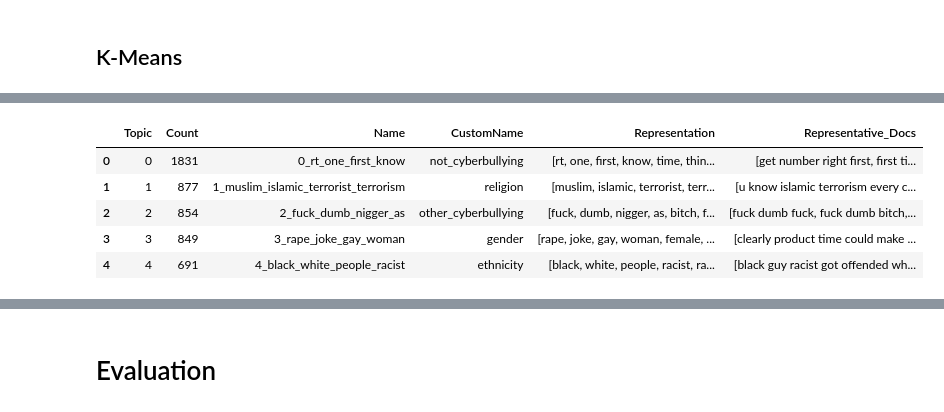
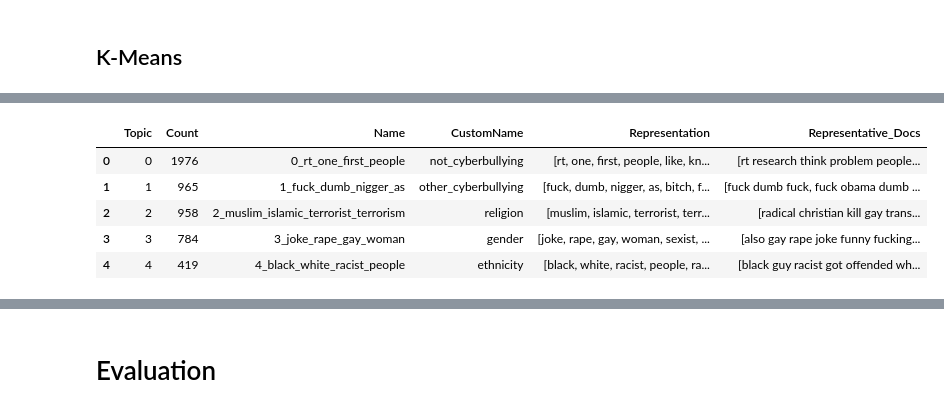
Before and after one commit to FangLee2003/Text-Clustering-Auto-Labeling, a Jupyter notebook: Text Clustering & Auto Labeling.ipynb, the cells around one changed output, grey strips where cells are left out. Drawn from its saved outputs; the diff is of its cells as text; code cells hidden in the pictures.

Commit message:
Alpha 0.5 - Customize Dimensionality Reduction

```diff
--- a/Text Clustering & Auto Labeling.ipynb
+++ b/Text Clustering & Auto Labeling.ipynb
@@ -671,6 +681,7 @@ df_bertopic_clustered.to_csv(path_bert_hdbscan_clustered, index=False)
 # %%
-sentence_model = SentenceTransformer("paraphrase-MiniLM-L6-v2")
-dim_model = PCA(n_components=5)
+sentence_model = SentenceTransformer("paraphrase-MiniLM-L12-v2")
+dim_model = PCA(n_components=50)
+# empty_dim_model = BaseDimensionalityReduction()
 cluster_model = KMeans(n_clusters=5)
 
 topic_model = BERTopic(embedding_model=sentence_model, umap_model=dim_model, hdbscan_model=cluster_model)
@@ -682,21 +693,21 @@ topic_model.visualize_barchart(top_n_topics=8, n_words=5)
 # %%
 topic_model.set_topic_labels({
                               0: "not_cyberbullying",
-                              1: "religion",
-                              2: "other_cyberbullying",
+                              1: "other_cyberbullying",
+                              2: "religion",
                               3: "gender",
                               4: "ethnicity",
                             })
 
 df_cleaned_topic=topic_model.get_topic_info()
 df_cleaned_topic
 # %% [output]
 |  | Topic | Count | Name | CustomName | Representation | Representative_Docs |
-| 0 | 0 | 1831 | 0_rt_one_first_know | not_cyberbullying | [rt, one, first, know, time, thin... | [get number right first, first ti... |
-| 1 | 1 | 877 | 1_muslim_islamic_terrorist_terrorism | religion | [muslim, islamic, terrorist, terr... | [u know islamic terrorism every c... |
-| 2 | 2 | 854 | 2_fuck_dumb_nigger_as | other_cyberbullying | [fuck, dumb, nigger, as, bitch, f... | [fuck dumb fuck, fuck dumb bitch,... |
-| 3 | 3 | 849 | 3_rape_joke_gay_woman | gender | [rape, joke, gay, woman, female, ... | [clearly product time could make ... |
-| 4 | 4 | 691 | 4_black_white_people_racist | ethnicity | [black, white, people, racist, ra... | [black guy racist got offended wh... |
+| 0 | 0 | 1976 | 0_rt_one_first_people | not_cyberbullying | [rt, one, first, people, like, kn... | [rt research think problem people... |
+| 1 | 1 | 965 | 1_fuck_dumb_nigger_as | other_cyberbullying | [fuck, dumb, nigger, as, bitch, f... | [fuck dumb fuck, fuck obama dumb ... |
+| 2 | 2 | 958 | 2_muslim_islamic_terrorist_terrorism | religion | [muslim, islamic, terrorist, terr... | [radical christian kill gay trans... |
+| 3 | 3 | 784 | 3_joke_rape_gay_woman | gender | [joke, rape, gay, woman, sexist, ... | [also gay rape joke funny fucking... |
+| 4 | 4 | 419 | 4_black_white_racist_people | ethnicity | [black, white, racist, people, ra... | [black guy racist got offended wh... |
 # %%
 topic_model.save(path_bert_kmeans_model, serialization="pickle")
 # %% [output]
```
Also changed, not shown: parts of 16 cells of this notebook, 4 other files.
